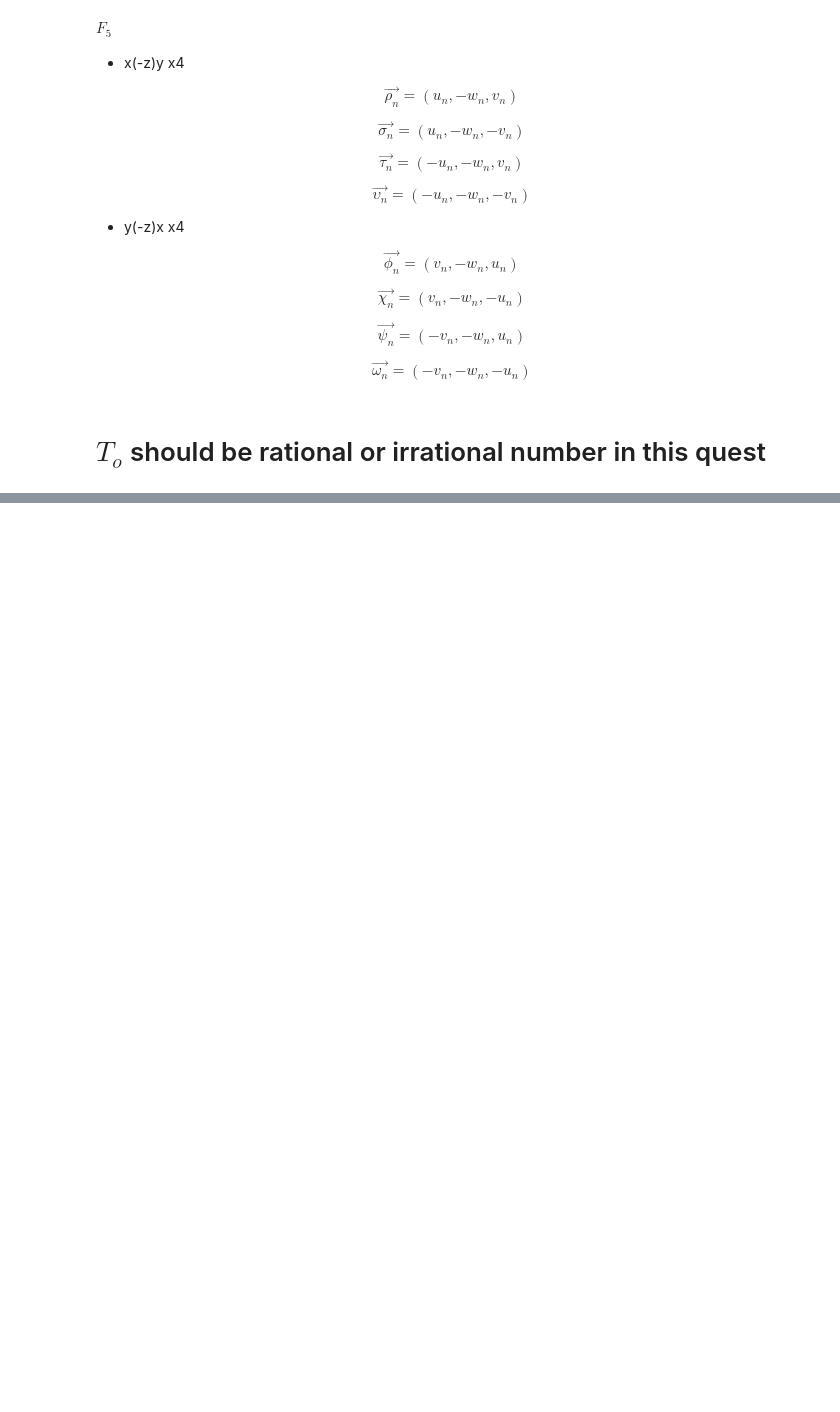
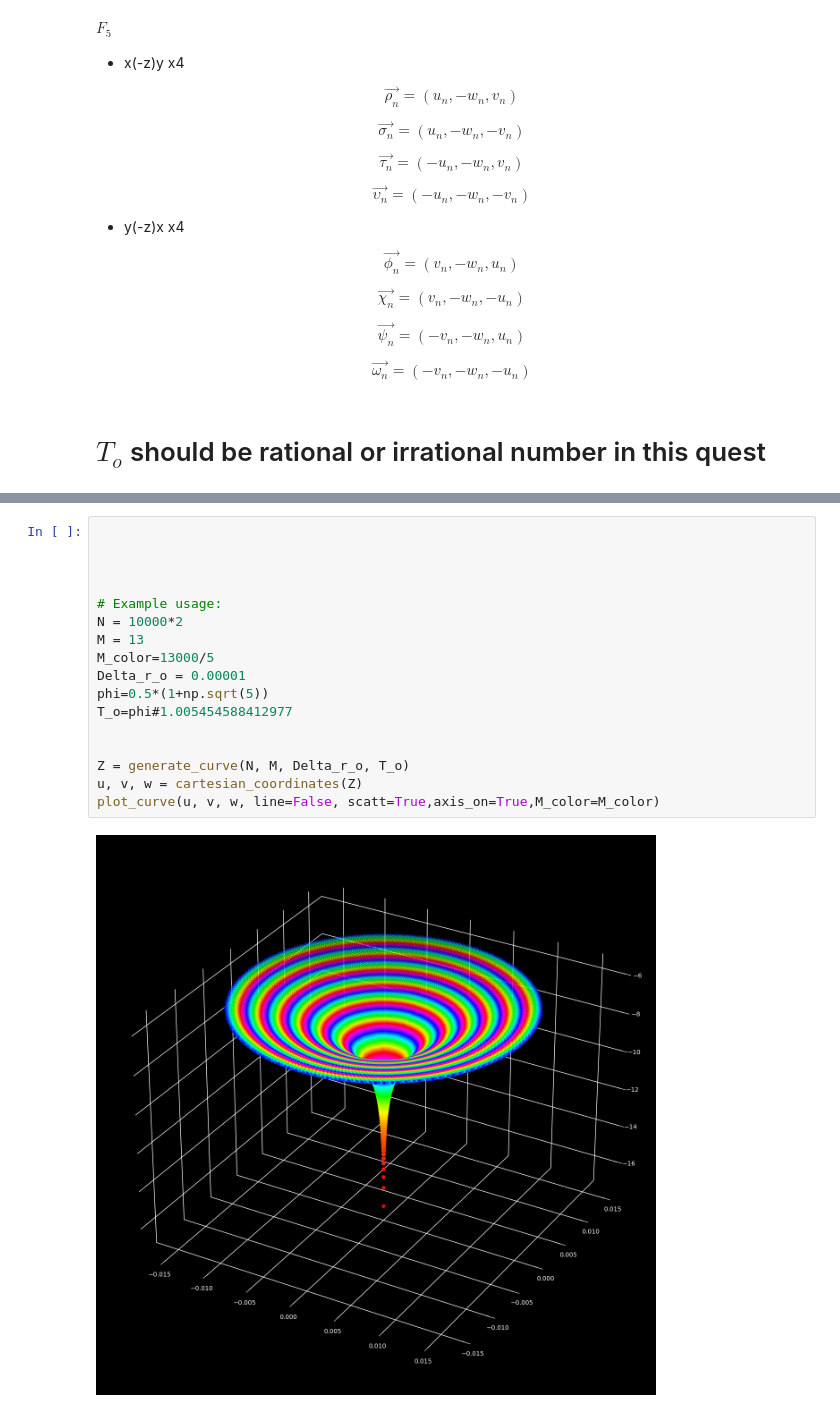
Before and after one commit to fbunc/00_fuzzy_question_for_a_mathematician, a Jupyter notebook: readme.ipynb, the cells around one changed output, grey strips where cells are left out. Drawn from its saved outputs; the diff is of its cells as text; blank space fills up the shorter version.

```diff
--- a/readme.ipynb
+++ b/readme.ipynb
@@ -450,0 +529,19 @@ plt.show()
+# %%
+
+
+
+
+# Example usage:
+N = 10000*2
+M = 13
+M_color=13000/5
+Delta_r_o = 0.00001
+phi=0.5*(1+np.sqrt(5))
+T_o=phi#1.005454588412977
+
+
+Z = generate_curve(N, M, Delta_r_o, T_o)
+u, v, w = cartesian_coordinates(Z)
+plot_curve(u, v, w, line=False, scatt=True,axis_on=True,M_color=M_color)
+# %% [output]
+[figure, added]
```
Also changed, not shown: parts of 6 cells of this notebook, 2 other files.
